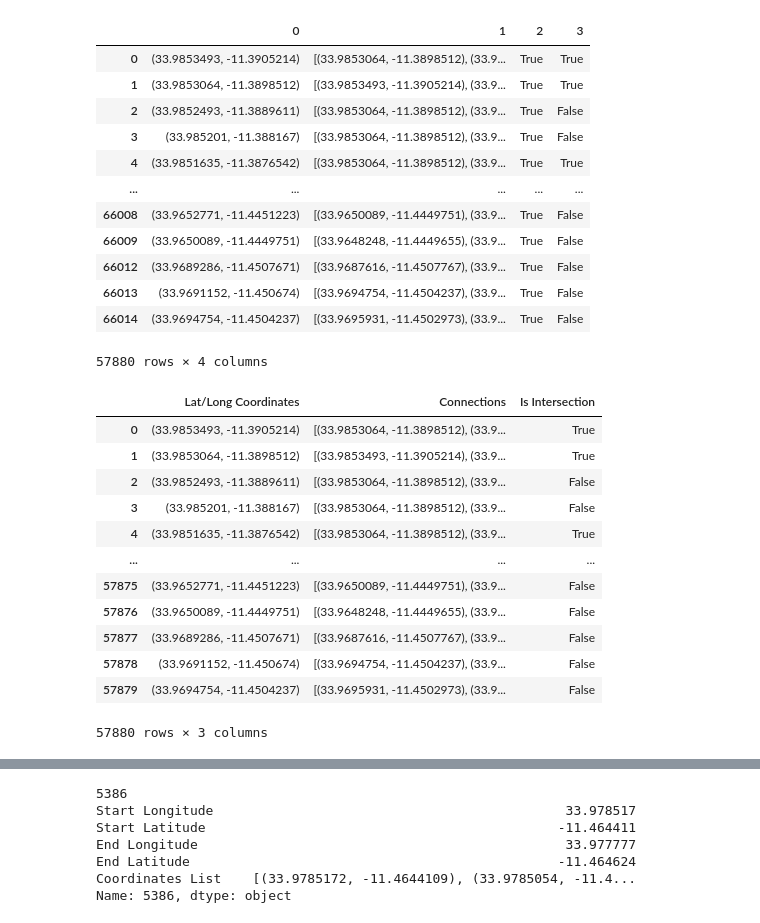
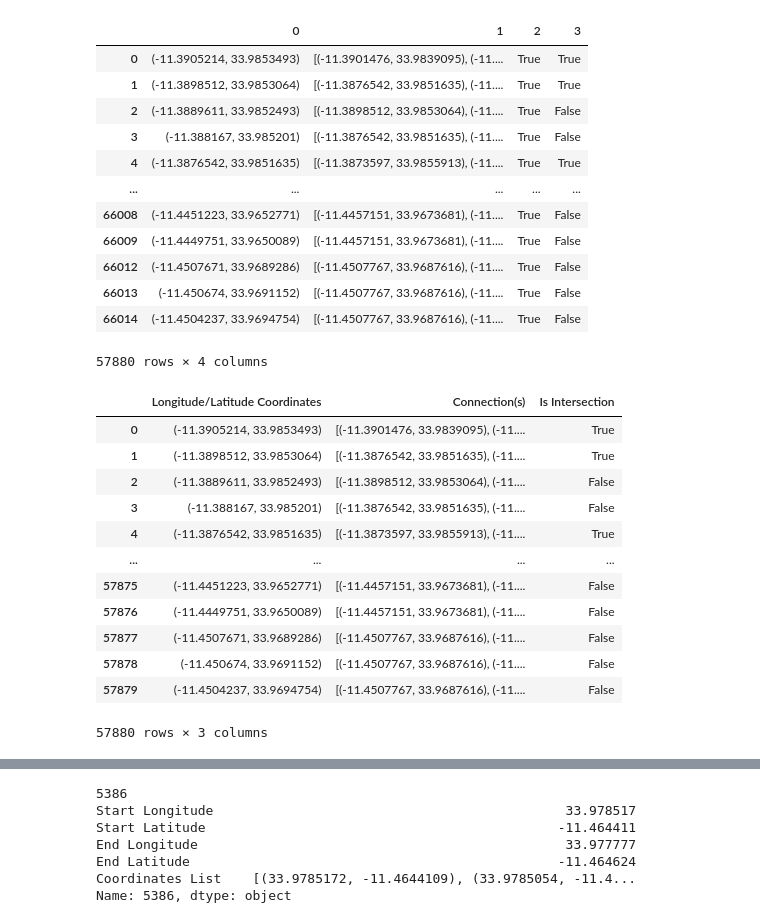
Before and after one commit to RachelRalph/AI4PublicHealth, a Jupyter notebook: Process_Data_Clean.ipynb, the cells around one changed output, grey strips where cells are left out. Saved outputs shown, nothing was run; the diff lists cells and outputs as text; code cells hidden in the pictures.

```diff
--- a/Process_Data_Clean.ipynb
+++ b/Process_Data_Clean.ipynb
@@ -15,12 +17,12 @@ from pyproj import Geod
 # %%
-SCRIPT_PATH = "/Users/rachelralph/Downloads/AI4PublicHealth-main 3"
+# SCRIPT_PATH = "/Users/rachelralph/Downloads/AI4PublicHealth-main 3"
+SCRIPT_PATH = "/Users/Syrin/Documents/GitHub/AI4PublicHealth/"
 
 # Read the road points w/ elevation .shp file via geopandas and store as a pandas dataframe.
 ROAD_POINT_WITH_ELEVATION_PATH = os.path.join(SCRIPT_PATH, "Datasets/MZUZU_roads_pointdata_with_elevation.shp")
 ROAD_POINT_WITH_ELEVATION_DATA = gpd.read_file(ROAD_POINT_WITH_ELEVATION_PATH)
 ROAD_POINT_WITH_ELEVATION_DATA = pd.DataFrame(ROAD_POINT_WITH_ELEVATION_DATA)
 
-extra_data = os.path.join(SCRIPT_PATH, "Datasets/MZUZU_roads_lines_CORRECT.shp")
-extra_data = gpd.read_file(extra_data)
-extra_data = pd.DataFrame(extra_data)
-extra_data['geometry']
+ROAD_LINE_PATH = os.path.join(SCRIPT_PATH, "Datasets/MZUZU_roads_lines_CORRECT.shp")
+ROAD_LINE_DATA = gpd.read_file(ROAD_LINE_PATH)
+ROAD_LINE_DATA = pd.DataFrame(ROAD_LINE_DATA)
@@ -83,6 +72,7 @@ def road_line_processing(road_line_df):
 
                     for coordinate in coordinate_line:
                         all_coor.append(coordinate)
+                        print(coordinate)
 
                     processed_data_line.append(
                         (start_longitude_line, start_latitude_line, end_longitude_line, end_latitude_line, all_coor))
@@ -103,20 +93,20 @@ def road_line_processing(road_line_df):
                 all_coor = []
 
                 for coordinate in coordinates_line:
-                        all_coor.append(coordinate)
+                        all_coor.append((coordinate[1], coordinate[0]))
 
                 processed_data_line.append(
-                    (start_longitude_line, start_latitude_line, end_longitude_line, end_latitude_line, all_coor))
+                    (start_latitude_line, start_longitude_line, end_latitude_line, end_longitude_line, all_coor))
 
             else:
                 continue
 
     processed_data_line = pd.DataFrame(processed_data_line)
     processed_data_line = processed_data_line.rename(
-        columns={0: "Start Longitude", 1: "Start Latitude", 2: "End Longitude", 3: "End Latitude", 4:"Coordinates List"})
+        columns={0: "Start Latitude", 1: "Start Longitude", 2: "End Latitude", 3: "End Longitude", 4:"Coordinates List"})
 
     return processed_data_line
 
-road_line_nodes = road_line_processing(extra_data)
+road_line_nodes = road_line_processing(ROAD_LINE_DATA)
 road_line_nodes
 # %% [output]
@@ -218,21 +209,15 @@ node_data
 66016 rows × 3 columns
 # %%
-min_length = math.inf
 for pair in multiple_index_pairs:
-    if pair == (33.9861071, -11.3907319):
-        print("Processing 106..")
     index_list = lat_long_pairs[pair]
-    if len(index_list) < min_length:
-        min_length = len(index_list)
+
     first_index = index_list[0]
+
     for second_index in index_list[1:]:
         all_connections = list(set(node_data.at[first_index, 1] + node_data.at[second_index, 1]))
         node_data.at[first_index, 1] = all_connections
         node_data.at[second_index, 2] = False
         lat_long_pairs[pair] = [first_index]
-    if pair == (33.9861071, -11.3907319):
-        print(all_connections)
-print(min_length)
-print(lat_long_pairs[(33.9861071, -11.3907319)])
+
 node_data
 # %% [output]
@@ -319,26 +300,28 @@ node_data_copy.reset_index().drop("index", axis = 1)
 66016 rows × 4 columns
 # %%
 index_list = []
+
 for index, row in node_data_copy.iterrows():
     if row[2] == False:
         index_list.append(index)
 
 for index in index_list:
     node_data_copy = node_data_copy.drop(index, axis = 0)
+
 node_data_copy
 # %% [output]
 |  | 0 | 1 | 2 | 3 |
-| 0 | (33.9853493, -11.3905214) | [(33.9853064, -11.3898512), (33.9... | True | True |
-| 1 | (33.9853064, -11.3898512) | [(33.9853493, -11.3905214), (33.9... | True | True |
-| 2 | (33.9852493, -11.3889611) | [(33.9853064, -11.3898512), (33.9... | True | False |
-| 3 | (33.985201, -11.388167) | [(33.9853064, -11.3898512), (33.9... | True | False |
-| 4 | (33.9851635, -11.3876542) | [(33.9853064, -11.3898512), (33.9... | True | True |
+| 0 | (-11.3905214, 33.9853493) | [(-11.3901476, 33.9839095), (-11.... | True | True |
+| 1 | (-11.3898512, 33.9853064) | [(-11.3876542, 33.9851635), (-11.... | True | True |
+| 2 | (-11.3889611, 33.9852493) | [(-11.3898512, 33.9853064), (-11.... | True | False |
+| 3 | (-11.388167, 33.985201) | [(-11.3876542, 33.9851635), (-11.... | True | False |
+| 4 | (-11.3876542, 33.9851635) | [(-11.3873597, 33.9855913), (-11.... | True | True |
 | ... | ... | ... | ... | ... |
-| 66008 | (33.9652771, -11.4451223) | [(33.9650089, -11.4449751), (33.9... | True | False |
-| 66009 | (33.9650089, -11.4449751) | [(33.9648248, -11.4449655), (33.9... | True | False |
-| 66012 | (33.9689286, -11.4507671) | [(33.9687616, -11.4507767), (33.9... | True | False |
-| 66013 | (33.9691152, -11.450674) | [(33.9694754, -11.4504237), (33.9... | True | False |
-| 66014 | (33.9694754, -11.4504237) | [(33.9695931, -11.4502973), (33.9... | True | False |
+| 66008 | (-11.4451223, 33.9652771) | [(-11.4457151, 33.9673681), (-11.... | True | False |
+| 66009 | (-11.4449751, 33.9650089) | [(-11.4457151, 33.9673681), (-11.... | True | False |
+| 66012 | (-11.4507671, 33.9689286) | [(-11.4507767, 33.9687616), (-11.... | True | False |
+| 66013 | (-11.450674, 33.9691152) | [(-11.4507767, 33.9687616), (-11.... | True | False |
+| 66014 | (-11.4504237, 33.9694754) | [(-11.4507767, 33.9687616), (-11.... | True | False |
 57880 rows × 4 columns
 # %%
 node_data_copy = node_data_copy.reset_index()
@@ -346,20 +329,20 @@ node_data_copy = node_data_copy.drop("index", axis = 1)
 node_data_copy = node_data_copy.drop(2, axis = 1)
 # %%
 node_data_copy = node_data_copy.rename(
-        columns={0: "Lat/Long Coordinates", 1: "Connections", 3: "Is Intersection", })
+        columns={0: "Longitude/Latitude Coordinates", 1: "Connection(s)", 3: "Is Intersection", })
 
 node_data_copy
 # %% [output]
-|  | Lat/Long Coordinates | Connections | Is Intersection |
-| 0 | (33.9853493, -11.3905214) | [(33.9853064, -11.3898512), (33.9... | True |
-| 1 | (33.9853064, -11.3898512) | [(33.9853493, -11.3905214), (33.9... | True |
-| 2 | (33.9852493, -11.3889611) | [(33.9853064, -11.3898512), (33.9... | False |
-| 3 | (33.985201, -11.388167) | [(33.9853064, -11.3898512), (33.9... | False |
-| 4 | (33.9851635, -11.3876542) | [(33.9853064, -11.3898512), (33.9... | True |
+|  | Longitude/Latitude Coordinates | Connection(s) | Is Intersection |
+| 0 | (-11.3905214, 33.9853493) | [(-11.3901476, 33.9839095), (-11.... | True |
+| 1 | (-11.3898512, 33.9853064) | [(-11.3876542, 33.9851635), (-11.... | True |
+| 2 | (-11.3889611, 33.9852493) | [(-11.3898512, 33.9853064), (-11.... | False |
+| 3 | (-11.388167, 33.985201) | [(-11.3876542, 33.9851635), (-11.... | False |
+| 4 | (-11.3876542, 33.9851635) | [(-11.3873597, 33.9855913), (-11.... | True |
 | ... | ... | ... | ... |
-| 57875 | (33.9652771, -11.4451223) | [(33.9650089, -11.4449751), (33.9... | False |
-| 57876 | (33.9650089, -11.4449751) | [(33.9648248, -11.4449655), (33.9... | False |
-| 57877 | (33.9689286, -11.4507671) | [(33.9687616, -11.4507767), (33.9... | False |
-| 57878 | (33.9691152, -11.450674) | [(33.9694754, -11.4504237), (33.9... | False |
-| 57879 | (33.9694754, -11.4504237) | [(33.9695931, -11.4502973), (33.9... | False |
+| 57875 | (-11.4451223, 33.9652771) | [(-11.4457151, 33.9673681), (-11.... | False |
+| 57876 | (-11.4449751, 33.9650089) | [(-11.4457151, 33.9673681), (-11.... | False |
+| 57877 | (-11.4507671, 33.9689286) | [(-11.4507767, 33.9687616), (-11.... | False |
+| 57878 | (-11.450674, 33.9691152) | [(-11.4507767, 33.9687616), (-11.... | False |
+| 57879 | (-11.4504237, 33.9694754) | [(-11.4507767, 33.9687616), (-11.... | False |
 57880 rows × 3 columns
```
Also changed, not shown: parts of 29 cells of this notebook, 6 other files.
